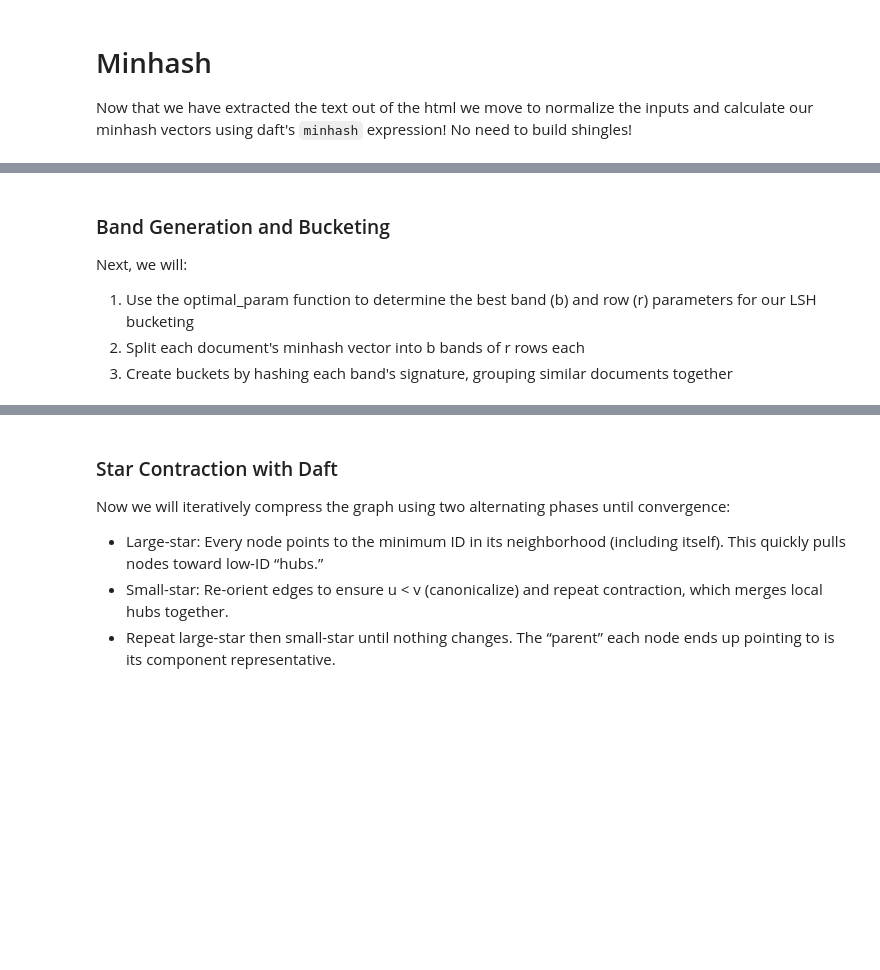
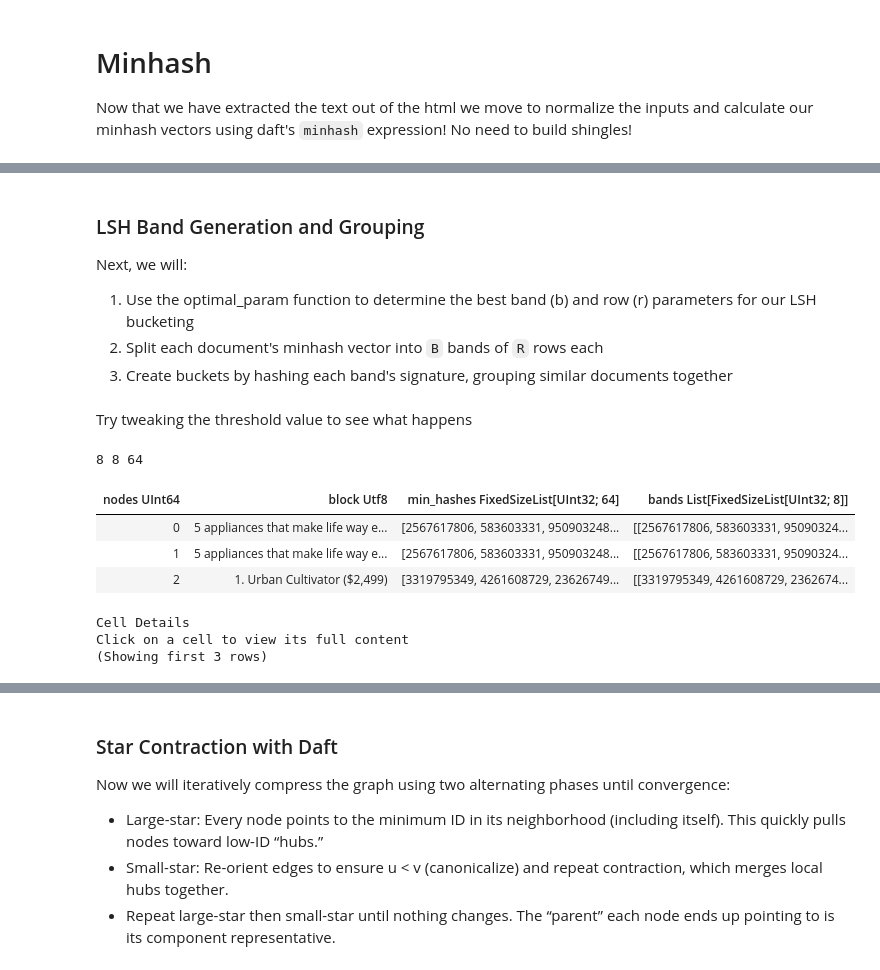
Before and after one commit to everettVT/daft-minhash-dedupe, a Jupyter notebook: workload/minhash_dedupe_common_crawl.ipynb, the cells around one changed output, grey strips where cells are left out. Drawn from its saved outputs; the diff is of its cells as text; code cells hidden in the pictures; blank space fills up the shorter version.

```diff
--- a/workload/minhash_dedupe_common_crawl.ipynb
+++ b/workload/minhash_dedupe_common_crawl.ipynb
@@ -134,6 +165,13 @@ content_col = "content_text"
+# %%
+# Filter Columns to what we need
+df_ready = (
+    df_text
+    .select(index_col, content_col)
+    .with_column("nodes", monotonically_increasing_id())
+)
 # %%
 # Normalize text
-df_norm = df_text.with_column("content_normalized",
+df_norm = df_ready.with_column("normalized",
     col(content_col).str.normalize(
         remove_punct=True,
         lowercase=True,
@@ -141,4 +179,4 @@ df_norm = df_text.with_column("content_normalized",
         white_space=True
     )
 )
-df_norm.show(3)
+df_norm.select("nodes", content_col, "normalized").show(3)
@@ -158,9 +212,9 @@ df_minhash.show(3)
 # %% [markdown]
-### Band Generation and Bucketing
+### LSH Band Generation and Grouping
 
 Next, we will:
 1. Use the optimal_param function to determine the best band (b) and row (r) parameters for our LSH bucketing
-2. Split each document's minhash vector into b bands of r rows each
+2. Split each document's minhash vector into `B` bands of `R` rows each
 3. Create buckets by hashing each band's signature, grouping similar documents together
 # %%
 from scipy.integrate import quad as integrate
@@ -228,18 +282,28 @@ def optimal_param(
                 min_error = error
                 opt = (b, r)
     return opt
+# %% [markdown]
+Try tweaking the threshold value to see what happens
 # %%
 # Choose B bands and R rows per band such that B · R = num_perm.
-B, R = optimal_param(0.717, K)
+B, R = optimal_param(0.7, K)
+print(B, R, K)
+# Verify that B * R = K
+assert B * R == K
+# %% [output]
+8 8 64
 # %%
-from daft import lit
-
 # Band Generation
 df_bands = (
     df_minhash
     .with_column("bands", col("min_hashes").list.chunk(R))
-    .with_column("band_idx", lit(list(range(B))))
-    .explode("bands", "band_idx")
-    .select(index_col, "band_idx", "bands")
 )
-df_bands.show(20)
+df_bands.select("nodes",content_col, "min_hashes", "bands").show(3)
+# %% [output]
+| nodes UInt64 | block Utf8 | min_hashes FixedSizeList[UInt32; 64] | bands List[FixedSizeList[UInt32; 8]] |
+| 0 | 5 appliances that make life way e... | [2567617806, 583603331, 950903248... | [[2567617806, 583603331, 95090324... |
+| 1 | 5 appliances that make life way e... | [2567617806, 583603331, 950903248... | [[2567617806, 583603331, 95090324... |
+| 2 | 1. Urban Cultivator ($2,499) | [3319795349, 4261608729, 23626749... | [[3319795349, 4261608729, 2362674... |
+Cell Details
+Click on a cell to view its full content
+(Showing first 3 rows)
```
Also changed, not shown: parts of 19 cells of this notebook, 4 other files.
